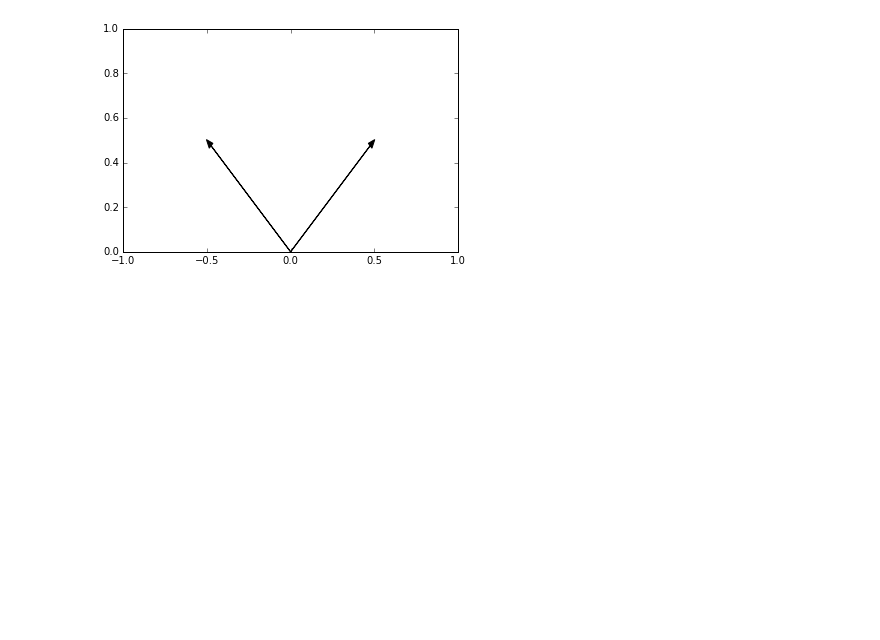
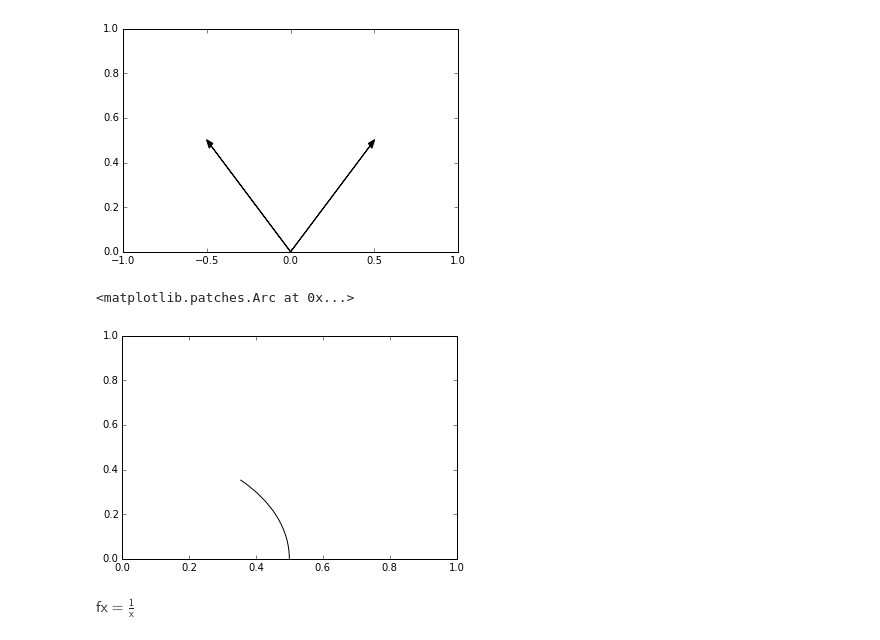
Before and after one commit to basp/notes, a Jupyter notebook: sandbox.ipynb, the cells around one changed output. Cells and saved outputs as stored; diff of their text form; code cells hidden in the pictures; blank space fills up the shorter version.

```diff
--- a/sandbox.ipynb
+++ b/sandbox.ipynb
@@ -82,3 +82,13 @@ ax.set_xlim(-1, 1)
 # %% [output]
 (-1, 1)
 [figure]
+# %%
+import matplotlib.patches as patches
+arc = patches.Arc((0, 0), 1, 1, 0, 0, 45)
+fig, axes = plt.subplots(1)
+axes.add_patch(arc)
+# %% [output]
+<matplotlib.patches.Arc at 0x...>
+[figure, added]
+# %% [markdown]
+$\mathsf{f x = \frac{1}{x}}$
```
Also changed, not shown: 2 other files.
